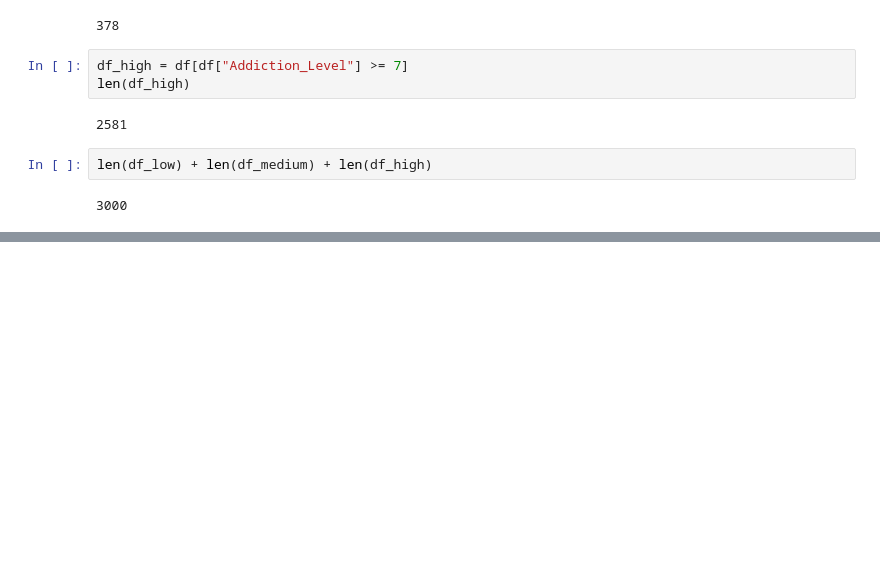
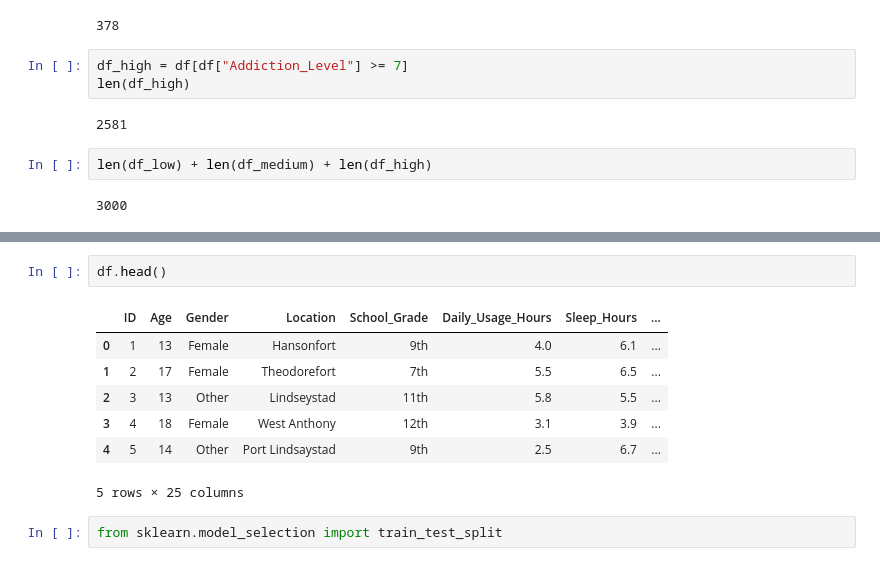
Before and after one commit to Agnes4Him/machine-learning-zoomcamp, a Jupyter notebook: midterm-project/mid-term.ipynb, the cells around one changed output, grey strips where cells are left out. Cells and saved outputs as stored; diff of their text form; blank space fills up the shorter version.

```diff
--- a/midterm-project/mid-term.ipynb
+++ b/midterm-project/mid-term.ipynb
@@ -113,0 +133,12 @@ len(df_low) + len(df_medium) + len(df_high)
+# %%
+df.head()
+# %% [output]
+|  | ID | Age | Gender | Location | School_Grade | Daily_Usage_Hours | Sleep_Hours | ... |
+| 0 | 1 | 13 | Female | Hansonfort | 9th | 4.0 | 6.1 | ... |
+| 1 | 2 | 17 | Female | Theodorefort | 7th | 5.5 | 6.5 | ... |
+| 2 | 3 | 13 | Other | Lindseystad | 11th | 5.8 | 5.5 | ... |
+| 3 | 4 | 18 | Female | West Anthony | 12th | 3.1 | 3.9 | ... |
+| 4 | 5 | 14 | Other | Port Lindsaystad | 9th | 2.5 | 6.7 | ... |
+5 rows × 25 columns
+# %%
+from sklearn.model_selection import train_test_split
```
Also changed, not shown: parts of 10 cells of this notebook, 1 other file.
